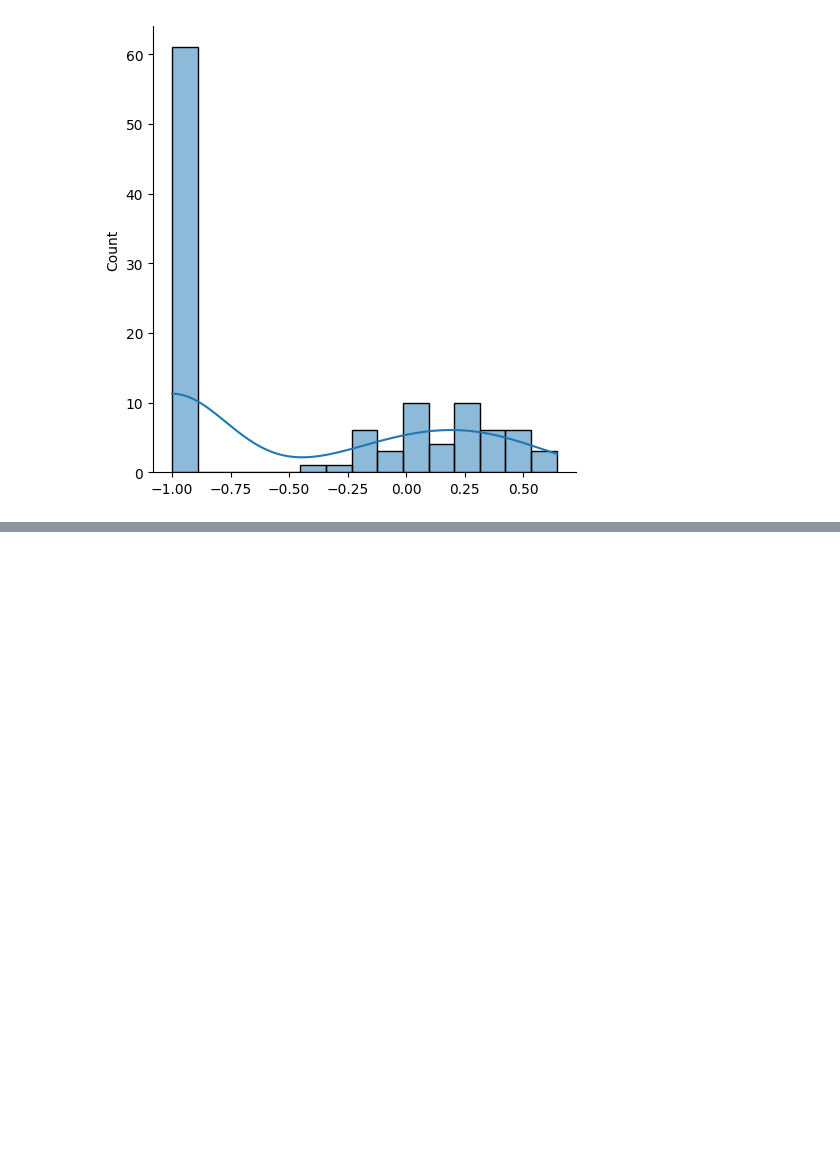
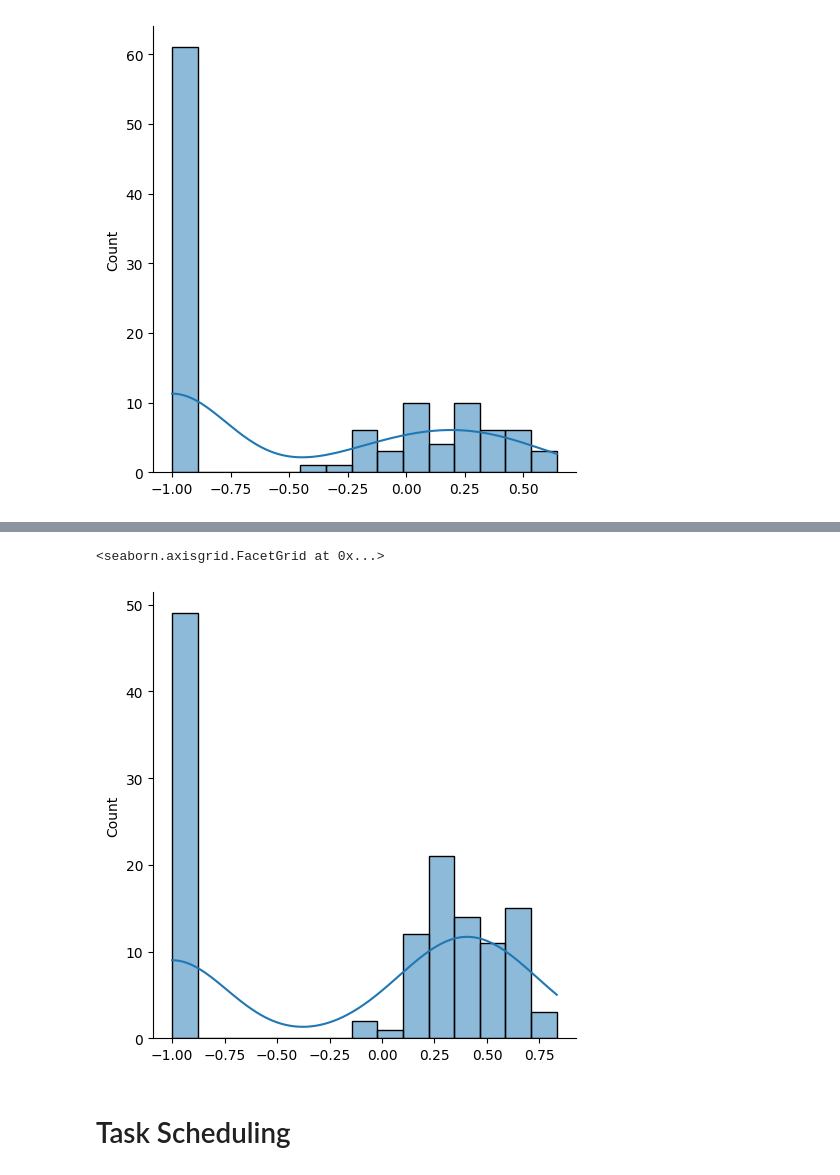
Before and after one commit to ronaldalbrt/algo_reasoning, a Jupyter notebook: notebooks/homophily.ipynb, the cells around one changed output, grey strips where cells are left out. Saved outputs shown, nothing was run; the diff lists cells and outputs as text; code cells hidden in the pictures; blank space fills up the shorter version.

Commit message:
:sparkles: Homophily measures for all mask output algorithms

```diff
--- a/notebooks/homophily.ipynb
+++ b/notebooks/homophily.ipynb
@@ -109,0 +136,11 @@ sns.displot(homophilies, kde=True, bins=15)
+# %%
+algorithms = ["activity_selector"]
+
+nb_nodes = 16
+batch_size = 128
+activity_selector = CLRSDataset(algorithms, [16], batch_size, 1000, seed=7)
+# %%
+obj = next(iter(activity_selector))
+# %%
+adj_mat = build_adj_matrix(obj, batch_size, nb_nodes, algorithms[0], hint_step=-1)
+adj_mat
@@ -109,0 +165,9 @@ sns.displot(homophilies, kde=True, bins=15)
+# %%
+homophilies = [unbiased_homophily(adj_mat[i], obj.outputs.selected[i]) for i in range(128)]
+# %%
+sns.displot(homophilies, kde=True, bins=15)
+# %% [output]
+<seaborn.axisgrid.FacetGrid at 0x...>
+[figure, added]
+# %% [markdown]
+# Task Scheduling
```
Also changed, not shown: parts of 21 cells of this notebook.
